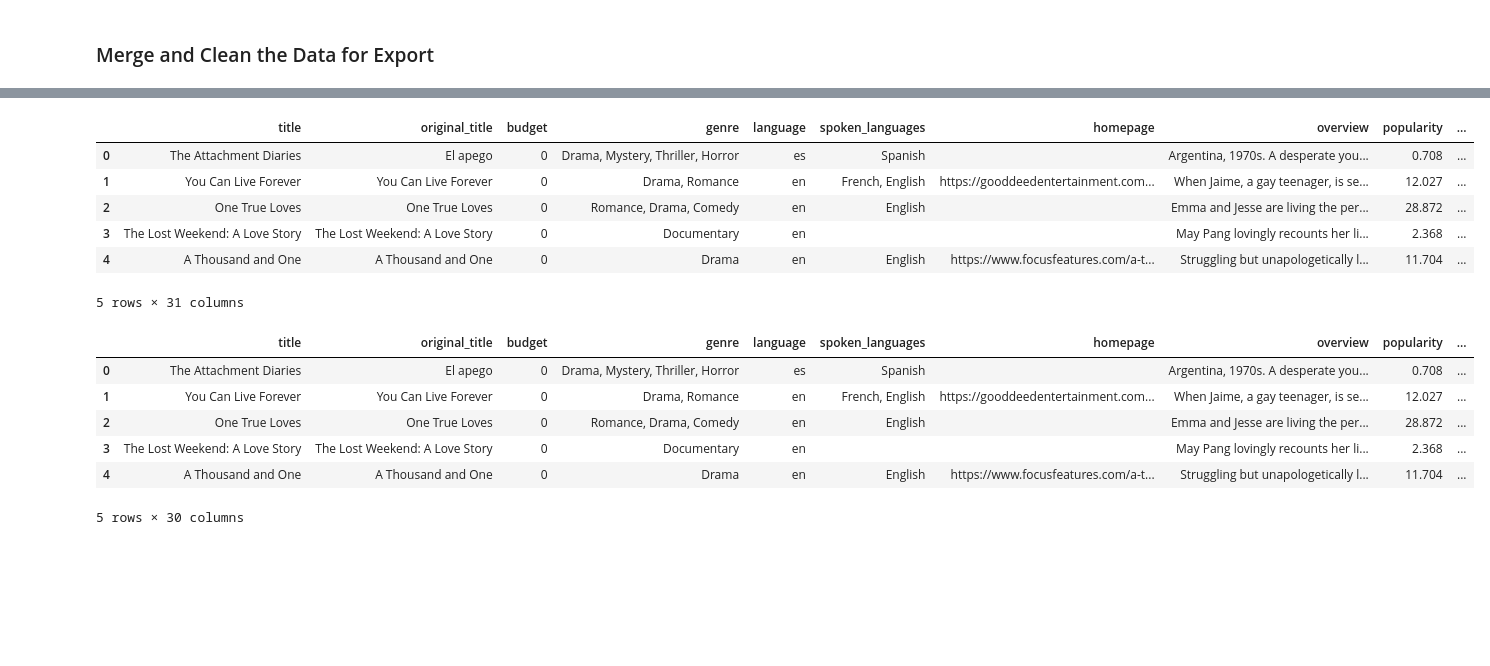
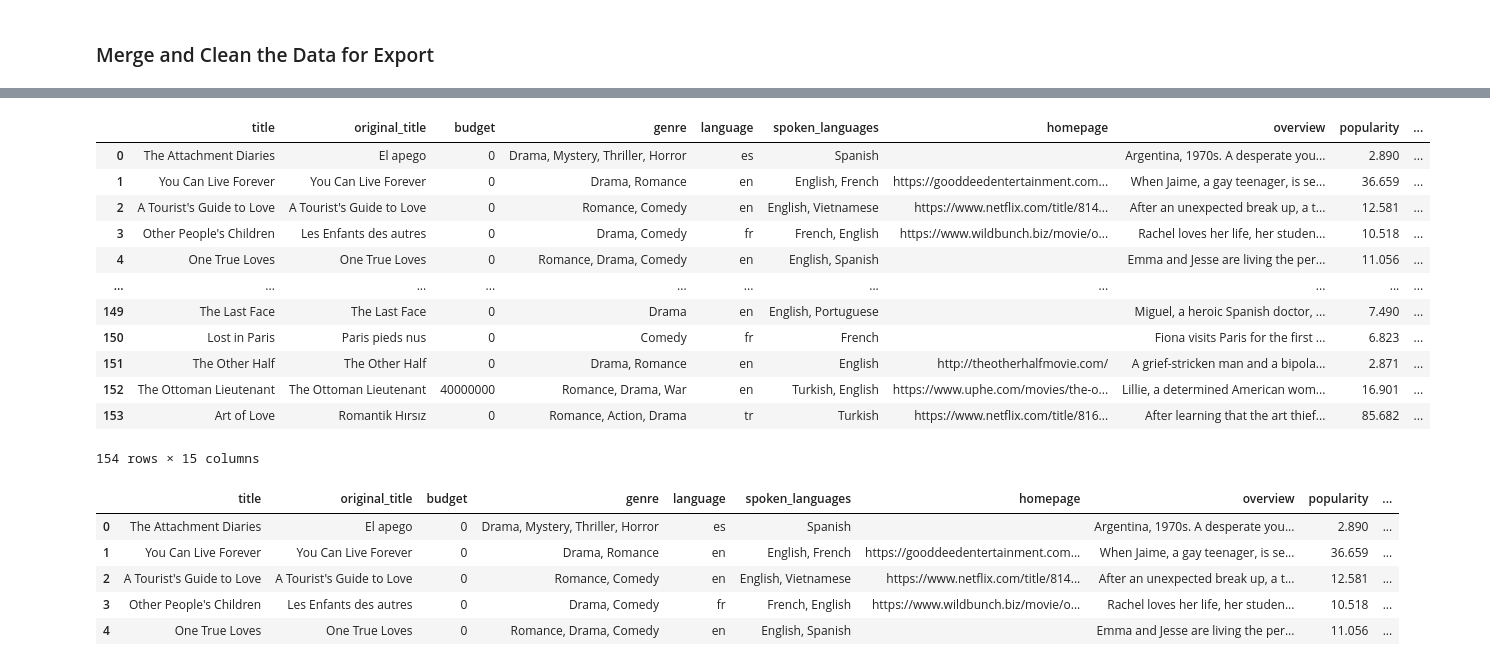
Before and after one commit to rashalkhatib/data-sourcing-challenge, a Jupyter notebook: 1retrieve_movie_data-checkpoint.ipynb, the cells around one changed output, grey strips where cells are left out. Drawn from its saved outputs; the diff is of its cells as text; code cells hidden in the pictures; blank space fills up the shorter version.

```diff
--- a/1retrieve_movie_data-checkpoint.ipynb
+++ b/1retrieve_movie_data-checkpoint.ipynb
@@ -130,7 +127,9 @@ No results for page 0
 # Extract the title from the "headline.main" column and
 # save it to a new column "title"
 # Title is between unicode characters \u2018 and \u2019.
+reviews_df["title"] = reviews_df["headline.main"].apply(lambda st: st[st.find("\u2018")+1:st.find("\u2019 Review")])
 # End string should include " Review" to avoid cutting title early
+reviews_df
 # %% [output]
 |  | web_url | snippet | source | keywords | pub_date | word_count | headline.main | headline.kicker | ... |
 | 0 | https://www.nytimes.com/2023/05/2... | A gynecologist and her patient fo... | The New York Times | [{'name': 'subject', 'value': 'Mo... | 2023-05-25T11:00:03+0000 | 295 | ‘The Attachment Diaries’ Review: ... | None | ... |
@@ -155,8 +154,9 @@ def extract_keywords(keyword_list):
         # Append the keyword item to the extracted_keywords list
         extracted_keywords += keyword
     return extracted_keywords
-
-# Fix the "keywords" column by converting cells from a list to a string
+# Fix the "keywords" column by converting cells from a list to a string using the apply() function
+reviews_df["keywords"] = reviews_df["keywords"].apply(extract_keywords)
+reviews_df
 # %% [output]
 |  | web_url | snippet | source | keywords | pub_date | word_count | headline.main | headline.kicker | ... |
 | 0 | https://www.nytimes.com/2023/05/2... | A gynecologist and her patient fo... | The New York Times | subject: Movies;creative_works: T... | 2023-05-25T11:00:03+0000 | 295 | ‘The Attachment Diaries’ Review: ... | None | ... |
@@ -172,8 +172,10 @@ def extract_keywords(keyword_list):
 | 199 | https://www.nytimes.com/2017/02/0... | This documentary profiles distinc... | The New York Times | creative_works: Kedi (Movie);subj... | 2017-02-09T16:21:39+0000 | 274 | Review: Cute Cats of ‘Kedi,’ Reki... | None | ... |
 200 rows × 17 columns
 # %%
-# Create a list from the "title" column using to_list()
+# Execute the cell containing the definition of 'reviews_df' before running this cell
+titles = reviews_df["title"].to_list()
 # These titles will be used in the query for The Movie Database
+titles
 # %% [output]
 ['The Attachment Diaries',
  'What’s Love Got to Do With It?’ Probably a Lo',
@@ -302,6 +336,8 @@ Kedi,’ Rekindling a ‘Love of Life not found.
 # %% [markdown]
 ### Merge and Clean the Data for Export
 # %%
-# Merge the New York Times reviews and TMDB DataFrames on title
+# Merge the New York Times reviews and TMDB DataFrames on title using .json_normalize()
+reviews_df = pd.json_normalize(tmdb_movies_list)
+reviews_df
 # %% [output]
 |  | title | original_title | budget | genre | language | spoken_languages | homepage | overview | popularity | ... |
@@ -320,25 +356,31 @@ Kedi,’ Rekindling a ‘Love of Life not found.
 # %%
+# Define the columns_to_fix variable
+columns_to_fix = ['genre', 'spoken_languages', 'production_countries']
 # Remove list brackets and quotation marks on the columns containing lists
-# Create a list of the columns that need fixing
-
-
-# Create a list of characters to remove
-
-
+characters_to_remove = ["[", "]", "'"]
 # Loop through the list of columns to fix
-
-    # Convert the column to type 'str'
-
-
+for column in columns_to_fix:
+    # Convert the column to type 'str
+    reviews_df[column] = reviews_df[column].astype(str)
+    # Use the apply() function to apply the lambda function to each cell in the column'
+    reviews_df[column] = reviews_df[column].apply(lambda x: x[1:-1])
     # Loop through characters to remove
-
-
+    for character in characters_to_remove:
+        # Replace the character with an empty string
+        reviews_df[column] = reviews_df[column].str.replace(character, "")
 # Display the fixed DataFrame
+reviews_df
 # %% [output]
 |  | title | original_title | budget | genre | language | spoken_languages | homepage | overview | popularity | ... |
-| 0 | The Attachment Diaries | El apego | 0 | Drama, Mystery, Thriller, Horror | es | Spanish |  | Argentina, 1970s. A desperate you... | 0.708 | ... |
-| 1 | You Can Live Forever | You Can Live Forever | 0 | Drama, Romance | en | French, English | https://gooddeedentertainment.com... | When Jaime, a gay teenager, is se... | 12.027 | ... |
-| 2 | One True Loves | One True Loves | 0 | Romance, Drama, Comedy | en | English |  | Emma and Jesse are living the per... | 28.872 | ... |
-| 3 | The Lost Weekend: A Love Story | The Lost Weekend: A Love Story | 0 | Documentary | en |  |  | May Pang lovingly recounts her li... | 2.368 | ... |
-| 4 | A Thousand and One | A Thousand and One | 0 | Drama | en | English | https://www.focusfeatures.com/a-t... | Struggling but unapologetically l... | 11.704 | ... |
+| 0 | The Attachment Diaries | El apego | 0 | Drama, Mystery, Thriller, Horror | es | Spanish |  | Argentina, 1970s. A desperate you... | 2.890 | ... |
+| 1 | You Can Live Forever | You Can Live Forever | 0 | Drama, Romance | en | English, French | https://gooddeedentertainment.com... | When Jaime, a gay teenager, is se... | 36.659 | ... |
+| 2 | A Tourist's Guide to Love | A Tourist's Guide to Love | 0 | Romance, Comedy | en | English, Vietnamese | https://www.netflix.com/title/814... | After an unexpected break up, a t... | 12.581 | ... |
+| 3 | Other People's Children | Les Enfants des autres | 0 | Drama, Comedy | fr | French, English | https://www.wildbunch.biz/movie/o... | Rachel loves her life, her studen... | 10.518 | ... |
+| 4 | One True Loves | One True Loves | 0 | Romance, Drama, Comedy | en | English, Spanish |  | Emma and Jesse are living the per... | 11.056 | ... |
+| ... | ... | ... | ... | ... | ... | ... | ... | ... | ... | ... |
+| 149 | The Last Face | The Last Face | 0 | Drama | en | English, Portuguese |  | Miguel, a heroic Spanish doctor, ... | 7.490 | ... |
+| 150 | Lost in Paris | Paris pieds nus | 0 | Comedy | fr | French |  | Fiona visits Paris for the first ... | 6.823 | ... |
+| 151 | The Other Half | The Other Half | 0 | Drama, Romance | en | English | http://theotherhalfmovie.com/ | A grief-stricken man and a bipola... | 2.871 | ... |
+| 152 | The Ottoman Lieutenant | The Ottoman Lieutenant | 40000000 | Romance, Drama, War | en | Turkish, English | https://www.uphe.com/movies/the-o... | Lillie, a determined American wom... | 16.901 | ... |
+| 153 | Art of Love | Romantik Hırsız | 0 | Romance, Action, Drama | tr | Turkish | https://www.netflix.com/title/816... | After learning that the art thief... | 85.682 | ... |
-5 rows × 31 columns
+154 rows × 15 columns
@@ -347,12 +391,14 @@ Kedi,’ Rekindling a ‘Love of Life not found.
 # %%
 # Delete duplicate rows and reset index
+reviews_df.drop_duplicates(inplace=True)
+reviews_df.reset_index(drop=True, inplace=True)
+reviews_df.head()
 # %% [output]
 |  | title | original_title | budget | genre | language | spoken_languages | homepage | overview | popularity | ... |
-| 0 | The Attachment Diaries | El apego | 0 | Drama, Mystery, Thriller, Horror | es | Spanish |  | Argentina, 1970s. A desperate you... | 0.708 | ... |
-| 1 | You Can Live Forever | You Can Live Forever | 0 | Drama, Romance | en | French, English | https://gooddeedentertainment.com... | When Jaime, a gay teenager, is se... | 12.027 | ... |
-| 2 | One True Loves | One True Loves | 0 | Romance, Drama, Comedy | en | English |  | Emma and Jesse are living the per... | 28.872 | ... |
-| 3 | The Lost Weekend: A Love Story | The Lost Weekend: A Love Story | 0 | Documentary | en |  |  | May Pang lovingly recounts her li... | 2.368 | ... |
-| 4 | A Thousand and One | A Thousand and One | 0 | Drama | en | English | https://www.focusfeatures.com/a-t... | Struggling but unapologetically l... | 11.704 | ... |
+| 0 | The Attachment Diaries | El apego | 0 | Drama, Mystery, Thriller, Horror | es | Spanish |  | Argentina, 1970s. A desperate you... | 2.890 | ... |
+| 1 | You Can Live Forever | You Can Live Forever | 0 | Drama, Romance | en | English, French | https://gooddeedentertainment.com... | When Jaime, a gay teenager, is se... | 36.659 | ... |
+| 2 | A Tourist's Guide to Love | A Tourist's Guide to Love | 0 | Romance, Comedy | en | English, Vietnamese | https://www.netflix.com/title/814... | After an unexpected break up, a t... | 12.581 | ... |
+| 3 | Other People's Children | Les Enfants des autres | 0 | Drama, Comedy | fr | French, English | https://www.wildbunch.biz/movie/o... | Rachel loves her life, her studen... | 10.518 | ... |
+| 4 | One True Loves | One True Loves | 0 | Romance, Drama, Comedy | en | English, Spanish |  | Emma and Jesse are living the per... | 11.056 | ... |
-5 rows × 30 columns
 # %%
 # Export data to CSV without the index
```
Also changed, not shown: parts of 12 cells of this notebook.
